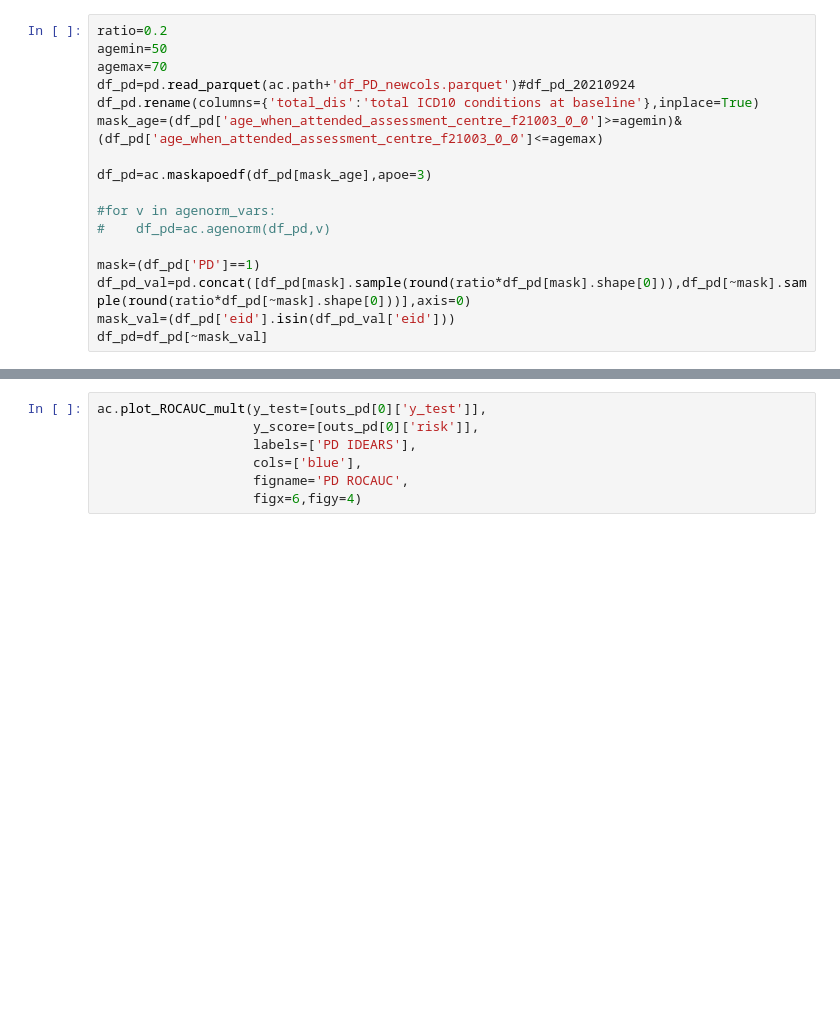
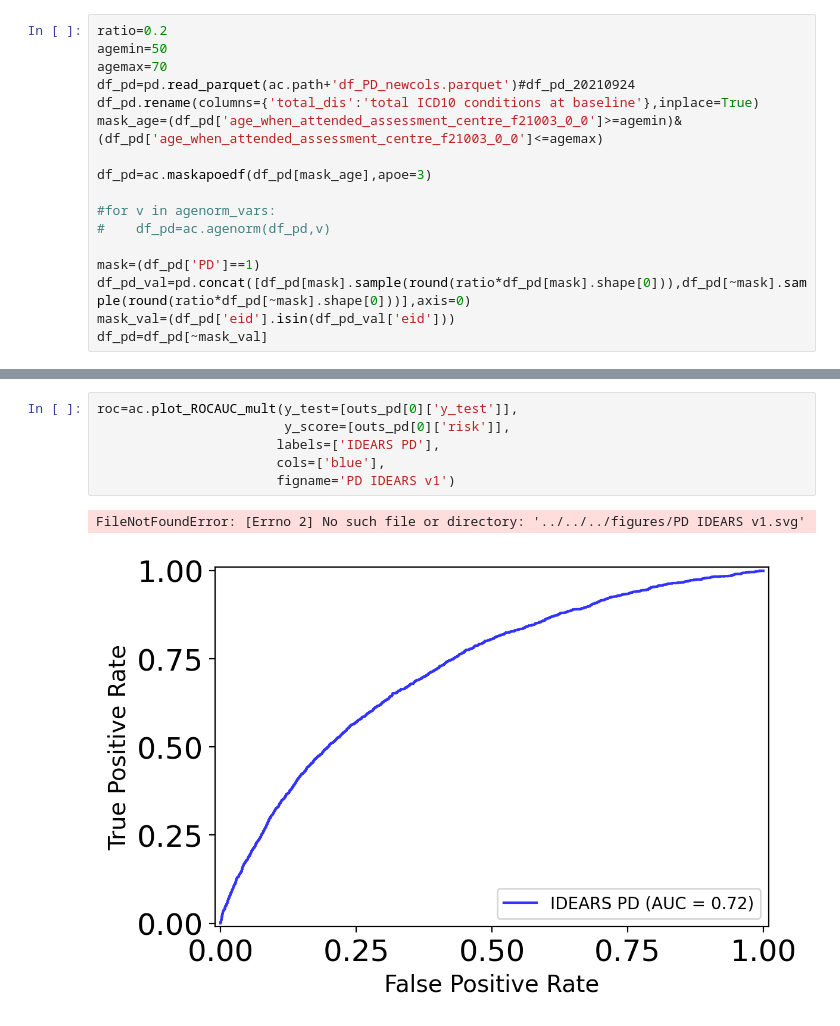
Before and after one commit to binfnstats/ukb-IDEARS, a Jupyter notebook: Sandpit.ipynb, the cells around one changed output, grey strips where cells are left out. Cells and saved outputs as stored; diff of their text form; blank space fills up the shorter version.

```diff
--- a/Sandpit.ipynb
+++ b/Sandpit.ipynb
@@ -67,7 +81,9 @@ Parameters: { enable_categorical } might not be used.
-# %%
-ac.plot_ROCAUC_mult(y_test=[outs_pd[0]['y_test']],
-                    y_score=[outs_pd[0]['risk']],
-                    labels=['PD IDEARS'],
-                    cols=['blue'],
-                    figname='PD ROCAUC',
-                    figx=6,figy=4)
+# %%
+roc=ac.plot_ROCAUC_mult(y_test=[outs_pd[0]['y_test']],
+                        y_score=[outs_pd[0]['risk']],
+                       labels=['IDEARS PD'],
+                       cols=['blue'],
+                       figname='PD IDEARS v1')
+# %% [output]
+FileNotFoundError: [Errno 2] No such file or directory: '../../../figures/PD IDEARS v1.svg'
+[figure, added]
```
Also changed, not shown: parts of 2 cells of this notebook, 2 other files.
